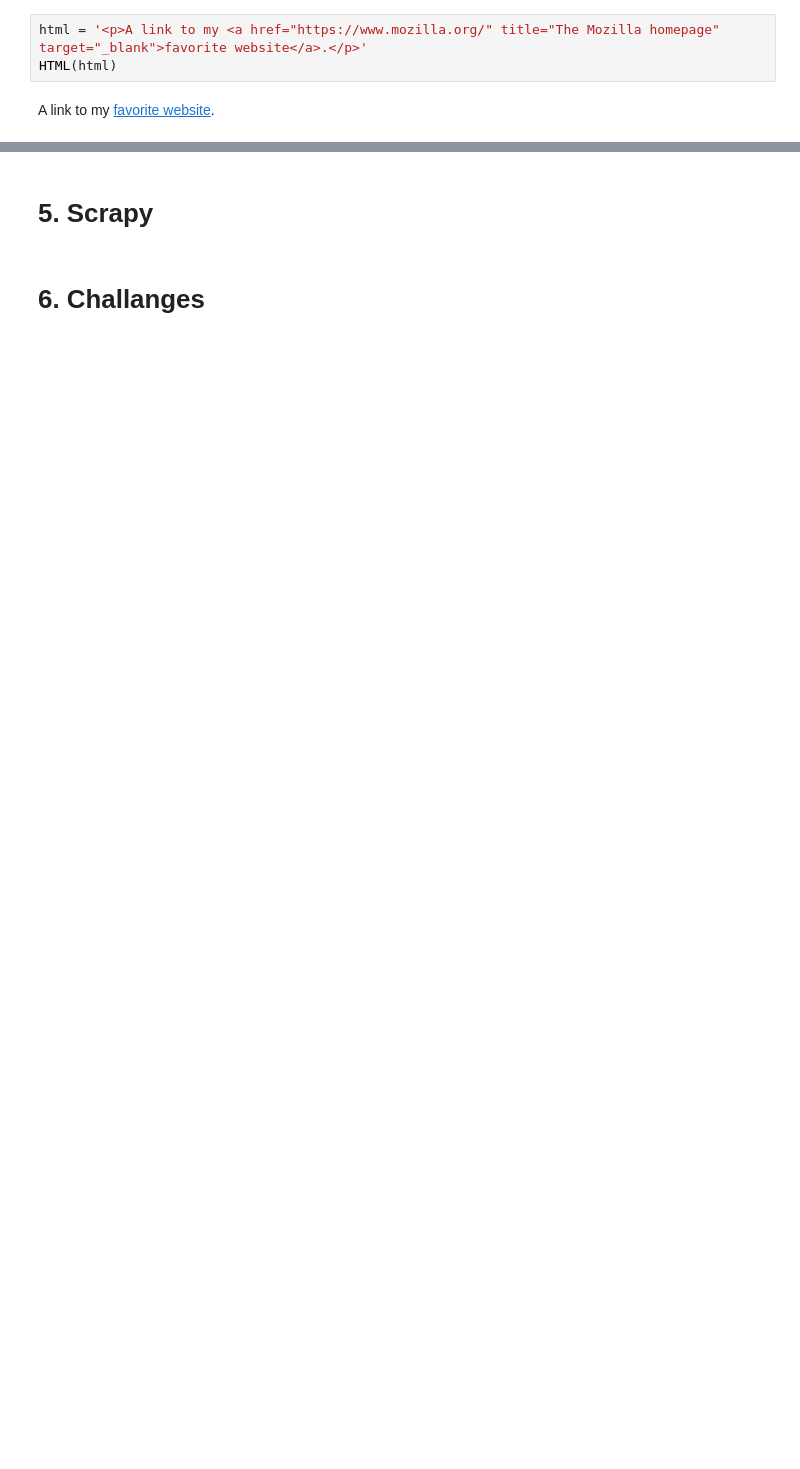
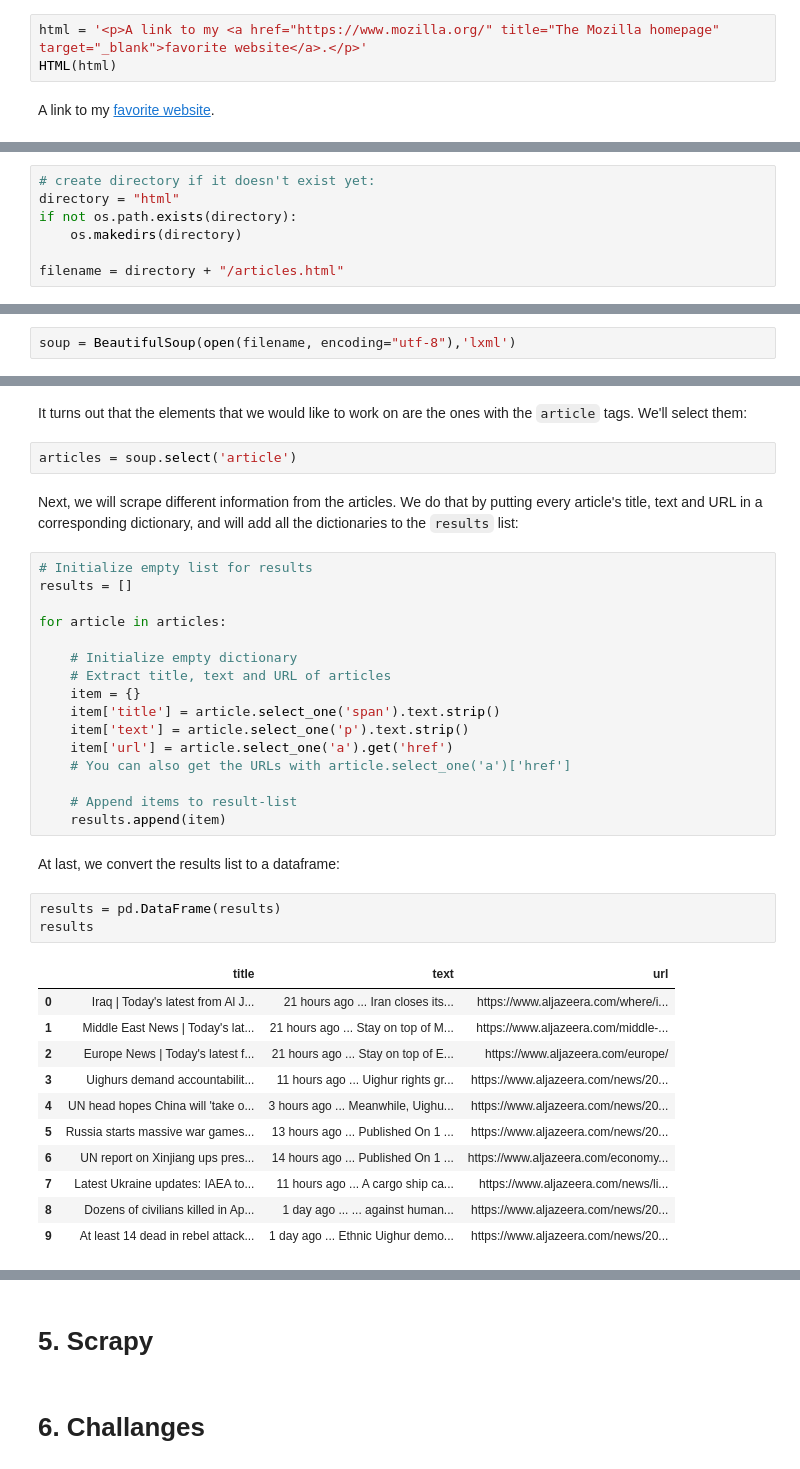
Before and after one commit to daarvag95/Training-Modules, a Jupyter notebook: Module_3_Data_Collection_Methods/Session_3.2_Web_scraping.ipynb, the cells around one changed output, grey strips where cells are left out. Drawn from its saved outputs; the diff is of its cells as text; blank space fills up the shorter version.

```diff
--- a/Module_3_Data_Collection_Methods/Session_3.2_Web_scraping.ipynb
+++ b/Module_3_Data_Collection_Methods/Session_3.2_Web_scraping.ipynb
@@ -382,0 +718,7 @@ pd.options.mode.chained_assignment = None
+# %%
+# create directory if it doesn't exist yet:
+directory = "html"
+if not os.path.exists(directory):
+    os.makedirs(directory)
+
+filename = directory + "/articles.html"
@@ -382,0 +744,2 @@ pd.options.mode.chained_assignment = None
+# %%
+soup = BeautifulSoup(open(filename, encoding="utf-8"),'lxml')
@@ -383 +758,40 @@ pd.options.mode.chained_assignment = None
+# %% [markdown]
+It turns out that the elements that we would like to work on are the ones with the `article` tags. We'll select them:
+# %%
+articles = soup.select('article')
+# %% [markdown]
+Next, we will scrape different information from the articles. We do that by putting every article's title, text and URL in a corresponding dictionary, and will add all the dictionaries to the `results` list:
+# %%
+# Initialize empty list for results
+results = []
+
+for article in articles:
+
+    # Initialize empty dictionary
+    # Extract title, text and URL of articles
+    item = {}
+    item['title'] = article.select_one('span').text.strip()
+    item['text'] = article.select_one('p').text.strip()
+    item['url'] = article.select_one('a').get('href')
+    # You can also get the URLs with article.select_one('a')['href']
+
+    # Append items to result-list
+    results.append(item)
+# %% [markdown]
+At last, we convert the results list to a dataframe:
+# %%
+results = pd.DataFrame(results)
+results
+# %% [output]
+|  | title | text | url |
+| 0 | Iraq | To­day's lat­est from Al J... | 21 hours ago ... Iran clos­es its... | https://www.aljazeera.com/where/i... |
+| 1 | Mid­dle East News | To­day's lat­... | 21 hours ago ... Stay on top of M... | https://www.aljazeera.com/middle-... |
+| 2 | Eu­rope News | To­day's lat­est f... | 21 hours ago ... Stay on top of E... | https://www.aljazeera.com/europe/ |
+| 3 | Uighurs de­mand ac­count­abil­i­t... | 11 hours ago ... Uighur rights gr... | https://www.aljazeera.com/news/20... |
+| 4 | UN head hopes Chi­na will 'take o... | 3 hours ago ... Mean­while, Uighu... | https://www.aljazeera.com/news/20... |
+| 5 | Rus­sia starts mas­sive war games... | 13 hours ago ... Pub­lished On 1 ... | https://www.aljazeera.com/news/20... |
+| 6 | UN re­port on Xin­jiang ups pres­... | 14 hours ago ... Pub­lished On 1 ... | https://www.aljazeera.com/economy... |
+| 7 | Lat­est Ukraine up­dates: IAEA to... | 11 hours ago ... A car­go ship ca... | https://www.aljazeera.com/news/li... |
+| 8 | Dozens of civil­ians killed in Ap... | 1 day ago ... ... against hu­man­... | https://www.aljazeera.com/news/20... |
+| 9 | At least 14 dead in rebel at­tack... | 1 day ago ... Eth­nic Uighur demo... | https://www.aljazeera.com/news/20... |
 # %% [markdown]
```
Also changed, not shown: parts of 74 cells of this notebook.
